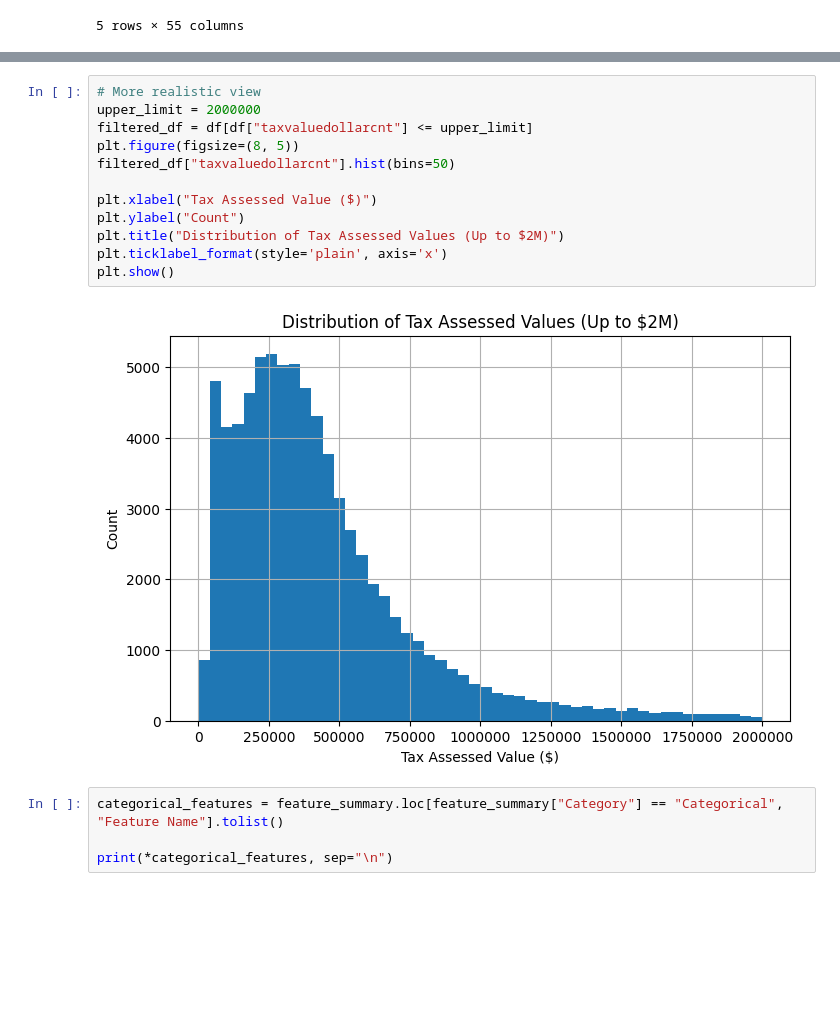
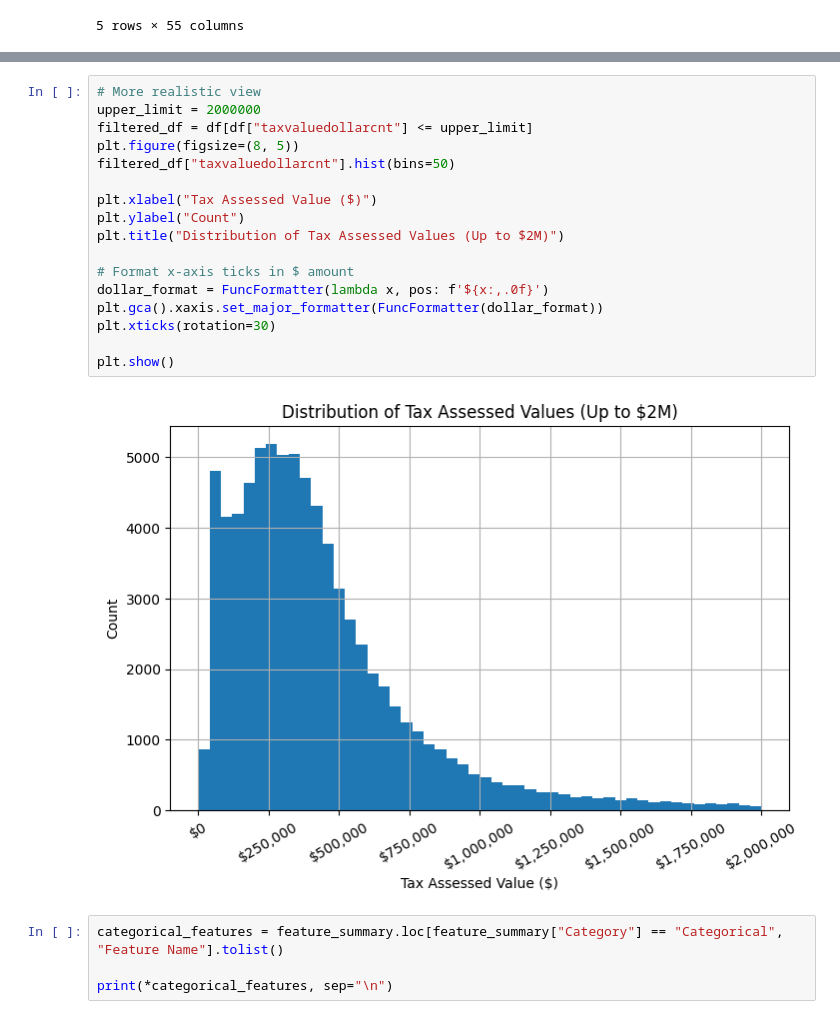
Before and after one commit to cwmckee91/dx603milestone1, a Jupyter notebook: dx603milestone1/Milestone_01.ipynb, the cells around one changed output, grey strips where cells are left out. Cells and saved outputs as stored; diff of their text form; blank space fills up the shorter version.

```diff
--- a/dx603milestone1/Milestone_01.ipynb
+++ b/dx603milestone1/Milestone_01.ipynb
@@ -302,17 +310,22 @@ plt.show()
 # %%
 # More realistic view
 upper_limit = 2000000
 filtered_df = df[df["taxvaluedollarcnt"] <= upper_limit]
 plt.figure(figsize=(8, 5))
 filtered_df["taxvaluedollarcnt"].hist(bins=50)
 
 plt.xlabel("Tax Assessed Value ($)")
 plt.ylabel("Count")
 plt.title("Distribution of Tax Assessed Values (Up to $2M)")
-plt.ticklabel_format(style='plain', axis='x')
+
+# Format x-axis ticks in $ amount
+dollar_format = FuncFormatter(lambda x, pos: f'${x:,.0f}')
+plt.gca().xaxis.set_major_formatter(FuncFormatter(dollar_format))
+plt.xticks(rotation=30)
+
 plt.show()
 # %% [output]
-[figure, old version]
+[figure, new version]
 # %%
 categorical_features = feature_summary.loc[feature_summary["Category"] == "Categorical", "Feature Name"].tolist()
 
```
Also changed, not shown: parts of 32 cells of this notebook.
